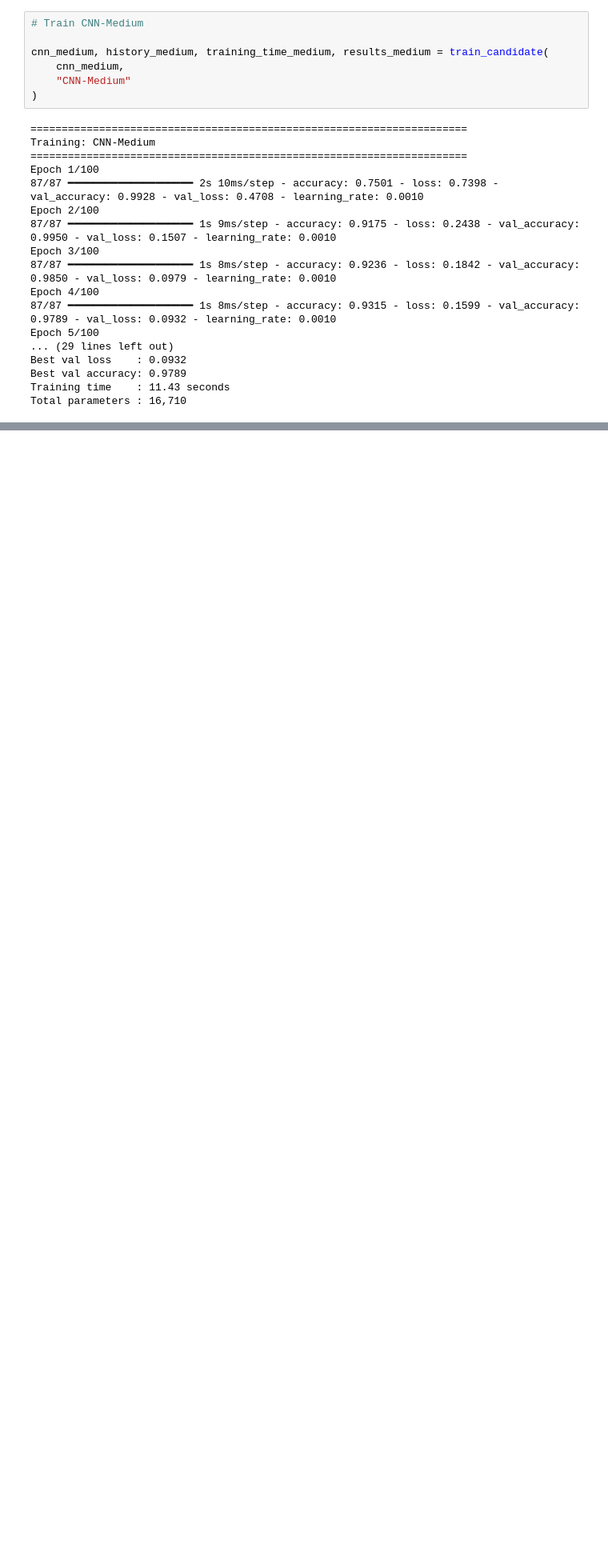
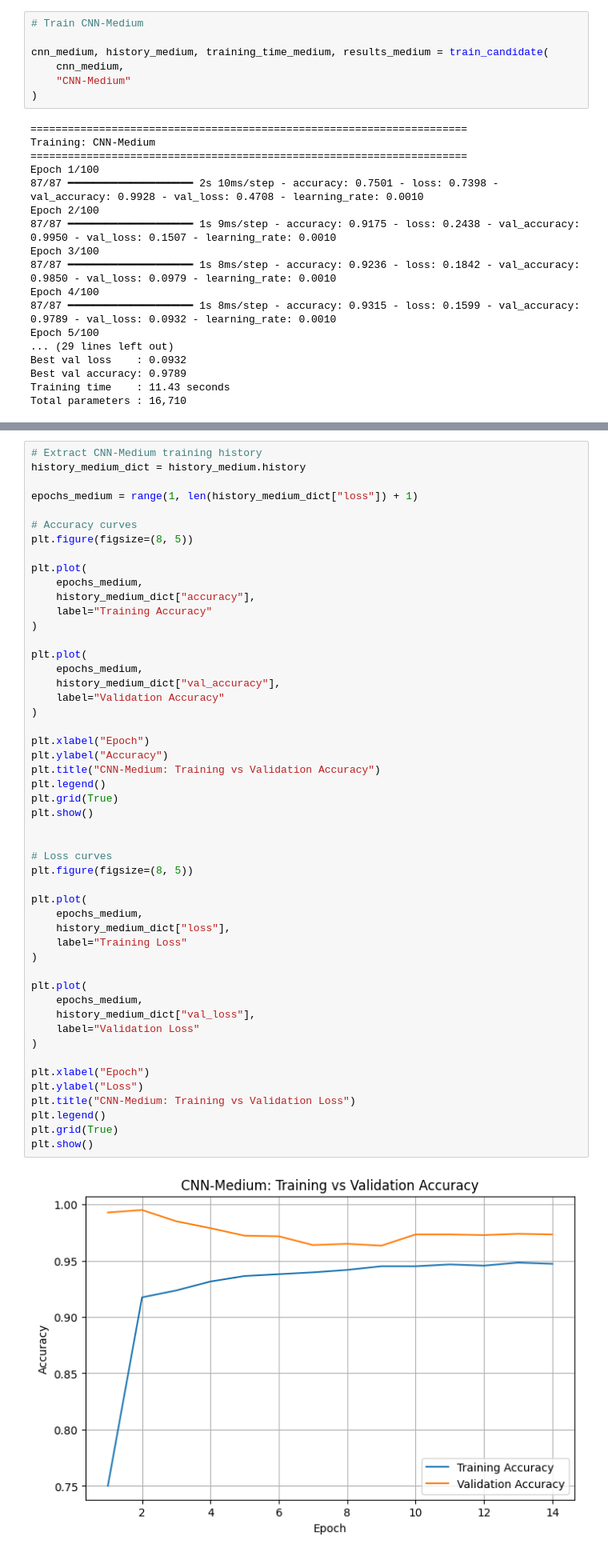
Before and after one commit to SLIIT-Y4-S2-DL-ORG/Deep-Learning-Assignment, a Jupyter notebook: 1D-CNN/1D_CNN.ipynb, the cells around one changed output, grey strips where cells are left out. Shown at 80% size. Cells and saved outputs as stored; diff of their text form; blank space fills up the shorter version.

Commit message:
Add accuracy and loss plots for 1D CNN - Medium

```diff
--- a/1D-CNN/1D_CNN.ipynb
+++ b/1D-CNN/1D_CNN.ipynb
@@ -1013,0 +1022,52 @@ Total parameters : 16,710
+# %%
+# Extract CNN-Medium training history
+history_medium_dict = history_medium.history
+
+epochs_medium = range(1, len(history_medium_dict["loss"]) + 1)
+
+# Accuracy curves
+plt.figure(figsize=(8, 5))
+
+plt.plot(
+    epochs_medium,
+    history_medium_dict["accuracy"],
+    label="Training Accuracy"
+)
+
+plt.plot(
+    epochs_medium,
+    history_medium_dict["val_accuracy"],
+    label="Validation Accuracy"
+)
+
+plt.xlabel("Epoch")
+plt.ylabel("Accuracy")
+plt.title("CNN-Medium: Training vs Validation Accuracy")
+plt.legend()
+plt.grid(True)
+plt.show()
+
+
+# Loss curves
+plt.figure(figsize=(8, 5))
+
+plt.plot(
+    epochs_medium,
+    history_medium_dict["loss"],
+    label="Training Loss"
+)
+
+plt.plot(
+    epochs_medium,
+    history_medium_dict["val_loss"],
+    label="Validation Loss"
+)
+
+plt.xlabel("Epoch")
+plt.ylabel("Loss")
+plt.title("CNN-Medium: Training vs Validation Loss")
+plt.legend()
+plt.grid(True)
+plt.show()
+# %% [output]
+[figure, added]
```
Also changed, not shown: parts of 2 cells of this notebook, 2 other files.
